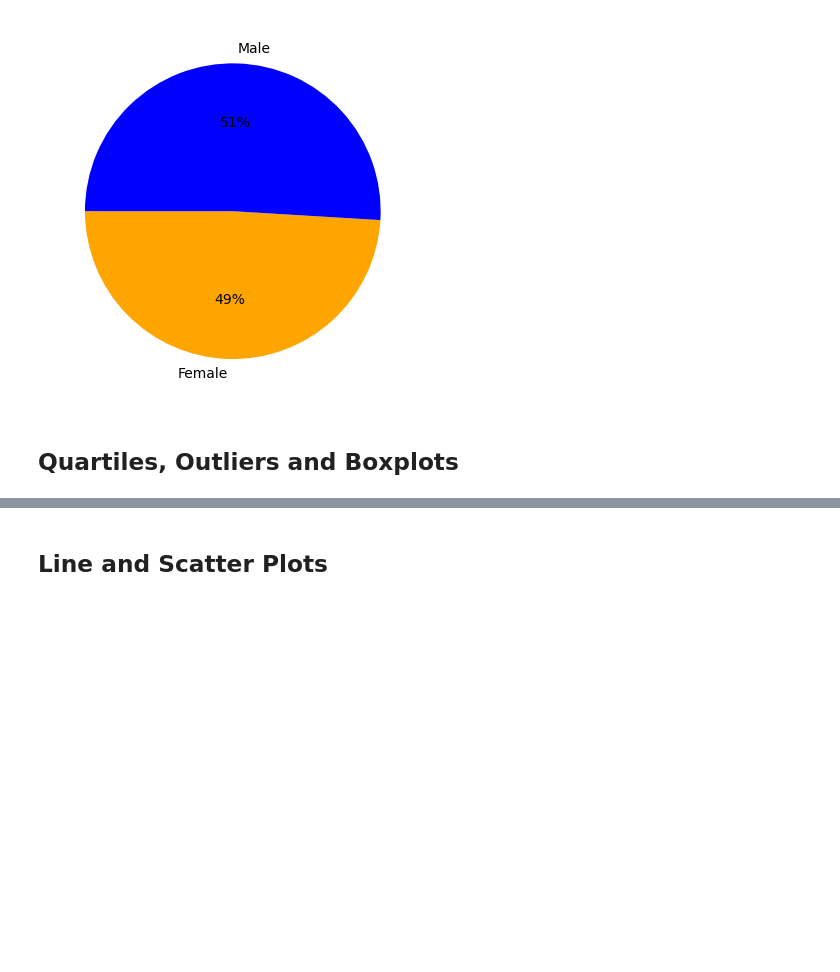
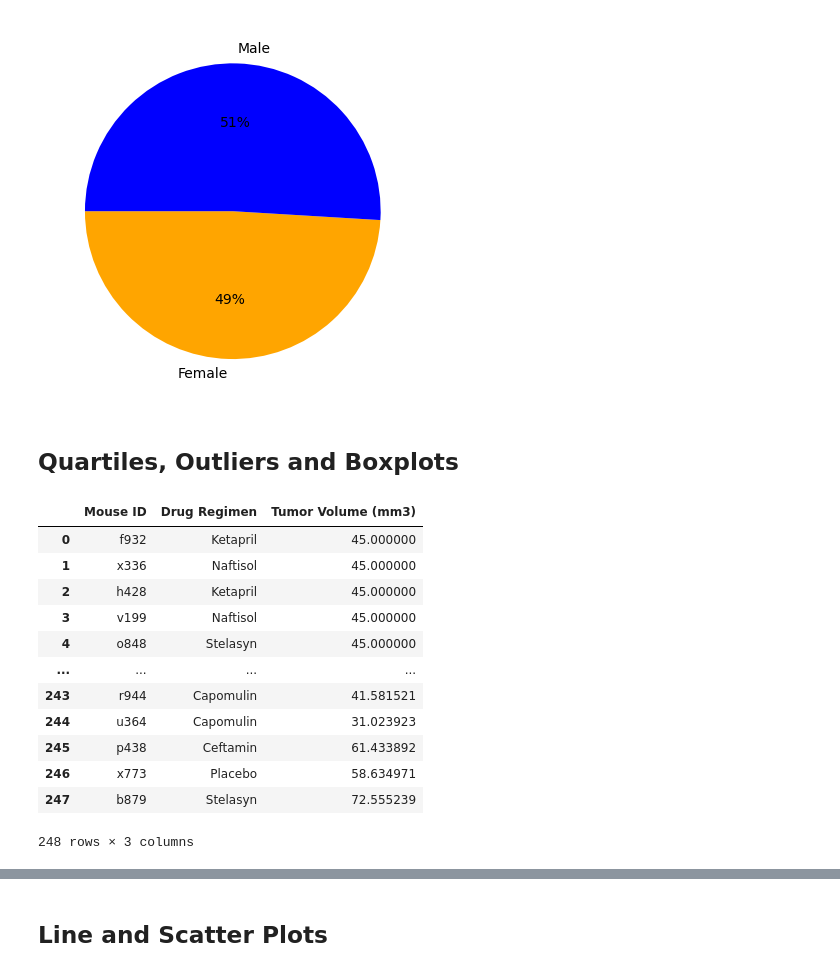
Before and after one commit to soumyaranjanswaincan/data_visualization, a Jupyter notebook: pymaceuticals_starter.ipynb, the cells around one changed output, grey strips where cells are left out. Drawn from its saved outputs; the diff is of its cells as text; code cells hidden in the pictures; blank space fills up the shorter version.

```diff
--- a/pymaceuticals_starter.ipynb
+++ b/pymaceuticals_starter.ipynb
@@ -225,10 +225,28 @@ plt.show()
 # %%
 # Calculate the final tumor volume of each mouse across four of the treatment regimens:
 # Capomulin, Ramicane, Infubinol, and Ceftamin
-
+#df3 = clean_df.groupby(["Drug Regimen","Mouse ID"])["Tumor Volume (mm3)"].max().reset_index()
+#df3
 # Start by getting the last (greatest) timepoint for each mouse
-
+df4 = clean_df.groupby(["Drug Regimen","Mouse ID"])["Timepoint"].max().reset_index()
+#df4
 
 # Merge this group df with the original DataFrame to get the tumor volume at the last timepoint
+merged_mouse_df=pd.merge(clean_df,df4,on=["Mouse ID","Drug Regimen","Timepoint"], how="inner")
+new_df = merged_mouse_df[["Mouse ID","Drug Regimen","Tumor Volume (mm3)"]]
+# %% [output]
+|  | Mouse ID | Drug Regimen | Tumor Volume (mm3) |
+| 0 | f932 | Ketapril | 45.000000 |
+| 1 | x336 | Naftisol | 45.000000 |
+| 2 | h428 | Ketapril | 45.000000 |
+| 3 | v199 | Naftisol | 45.000000 |
+| 4 | o848 | Stelasyn | 45.000000 |
+| ... | ... | ... | ... |
+| 243 | r944 | Capomulin | 41.581521 |
+| 244 | u364 | Capomulin | 31.023923 |
+| 245 | p438 | Ceftamin | 61.433892 |
+| 246 | x773 | Placebo | 58.634971 |
+| 247 | b879 | Stelasyn | 72.555239 |
+248 rows × 3 columns
 # %%
 # Put treatments into a list for for loop (and later for plot labels)
```
Also changed, not shown: parts of 5 cells of this notebook.
